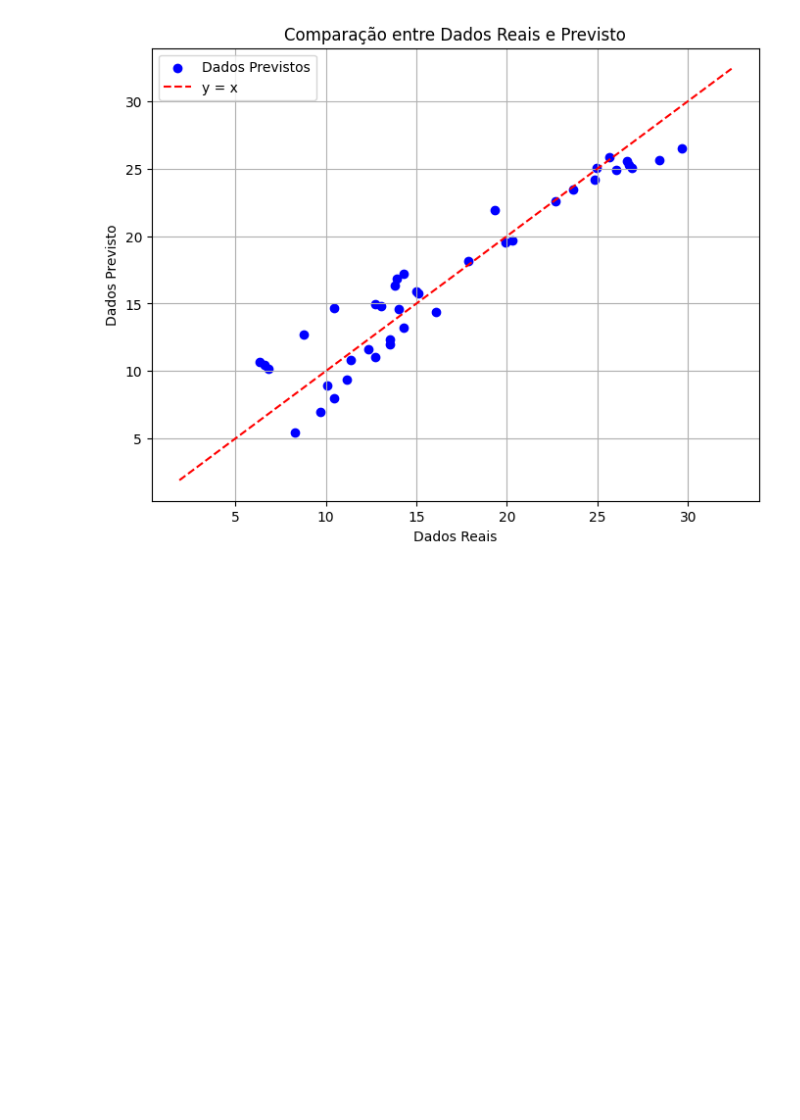
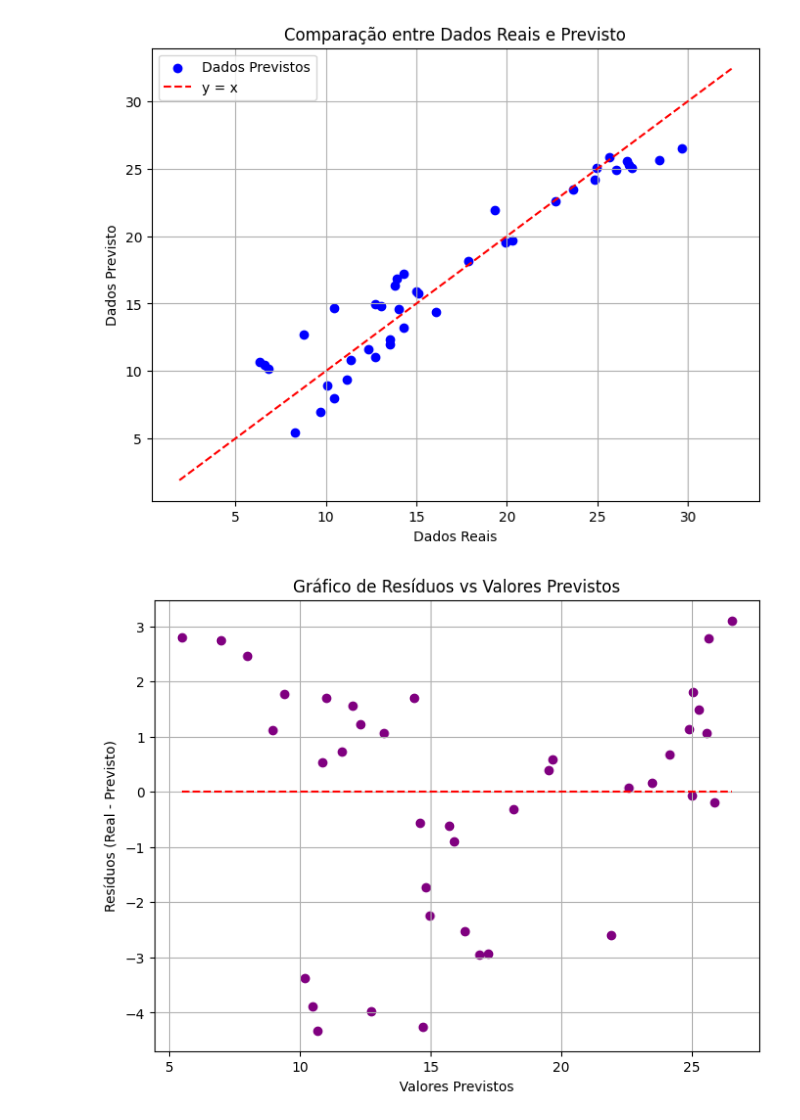
Before and after one commit to andressa80/Estat-stica, a Jupyter notebook: regressao/Análise_de_regressão.ipynb, the cells around one changed output. Cells and saved outputs as stored; diff of their text form; code cells hidden in the pictures; blank space fills up the shorter version.

```diff
--- a/regressao/Análise_de_regressão.ipynb
+++ b/regressao/Análise_de_regressão.ipynb
@@ -22,0 +11,3 @@ Saving Dados regressão linear multipla.xlsx to Dados regressão linear multipla
+# %%
+# Lendo o arquivo CSV
+df = pd.read_csv('Dados regressão linear multipla - Sheet1.csv')
@@ -118,3 +113,17 @@ plt.grid()
 plt.show()
 # %% [output]
 [figure]
+# %%
+# Resíduos (diferença entre real e previsto)
+residuals = y_test - y_pred
+
+plt.figure(figsize=(8, 6))
+plt.scatter(y_pred, residuals, color='purple')
+plt.hlines(0, xmin=y_pred.min(), xmax=y_pred.max(), colors='red', linestyles='--')
+plt.title('Gráfico de Resíduos vs Valores Previstos')
+plt.xlabel('Valores Previstos')
+plt.ylabel('Resíduos (Real - Previsto)')
+plt.grid()
+plt.show()
+# %% [output]
+[figure, added]
```
Also changed, not shown: parts of 11 cells of this notebook, 11 other files.
